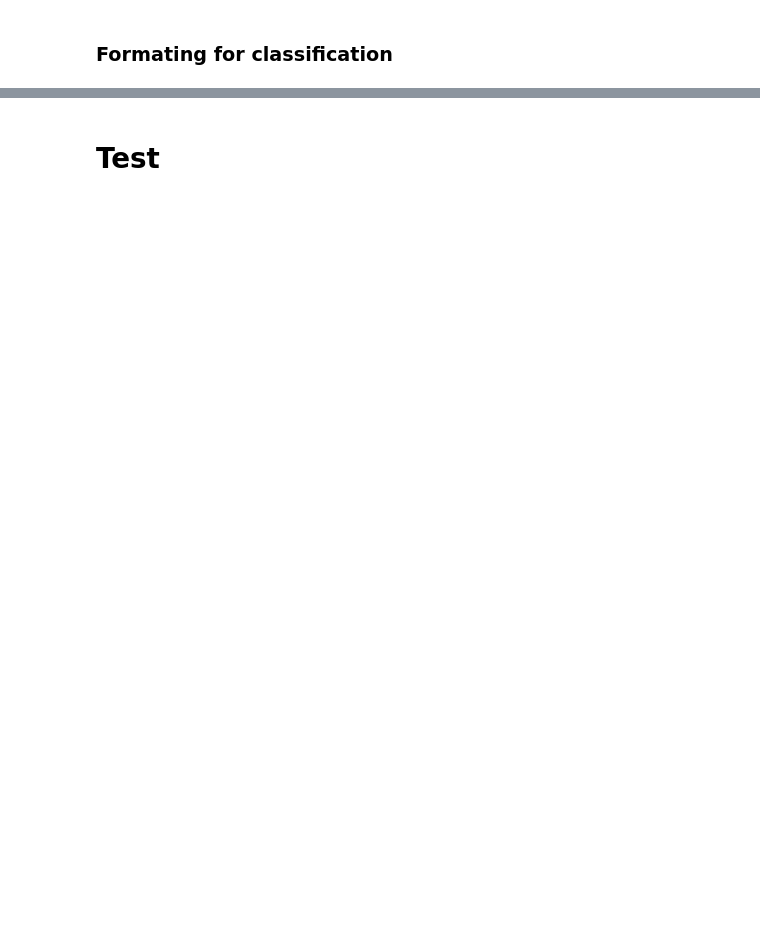
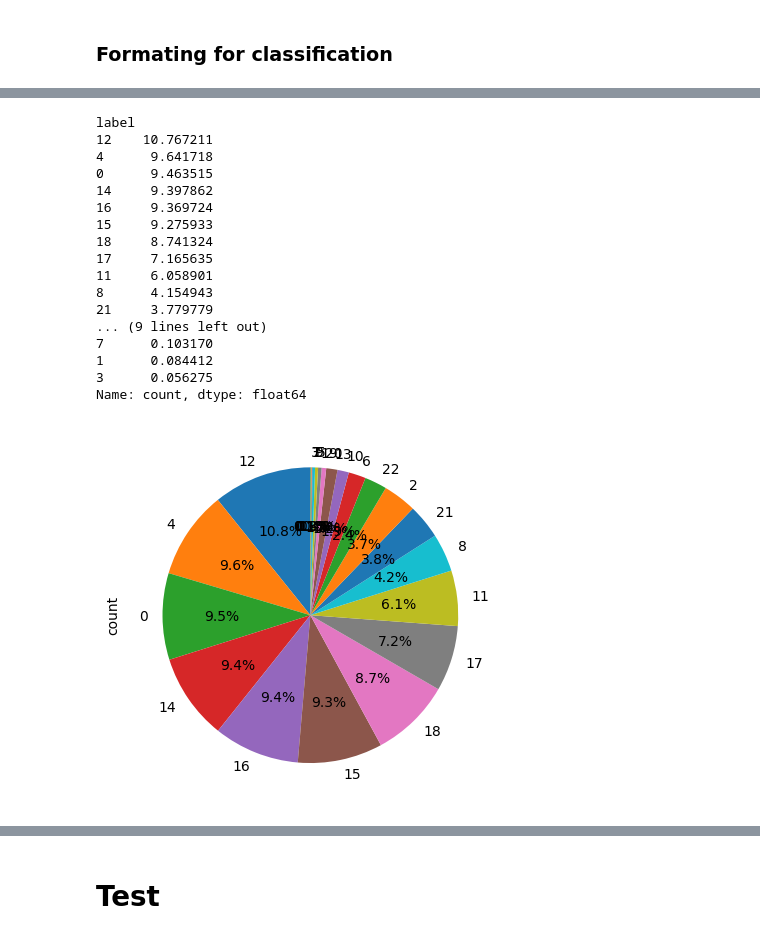
Before and after one commit to lamld203844/endoscopic, a Jupyter notebook: kaggle/endoscopic-bovw.ipynb, the cells around one changed output, grey strips where cells are left out. Drawn from its saved outputs; the diff is of its cells as text; code cells hidden in the pictures; blank space fills up the shorter version.

```diff
--- a/kaggle/endoscopic-bovw.ipynb
+++ b/kaggle/endoscopic-bovw.ipynb
@@ -383,0 +360,23 @@ print(f'Cross-validation Accuracy: {cv_scores.mean() * 100:.2f}%')
+# %%
+label_distribution = df['label'].value_counts()
+label_distribution.plot(kind="pie", autopct="%1.1f%%", startangle=90)
+label_distribution / len(df) * 100
+# %% [output]
+label
+12    10.767211
+4      9.641718
+0      9.463515
+14     9.397862
+16     9.369724
+15     9.275933
+18     8.741324
+17     7.165635
+11     6.058901
+8      4.154943
+21     3.779779
+... (9 lines left out)
+7      0.103170
+1      0.084412
+3      0.056275
+Name: count, dtype: float64
+[figure, added]
```
Also changed, not shown: parts of 26 cells of this notebook, 1 other file.
